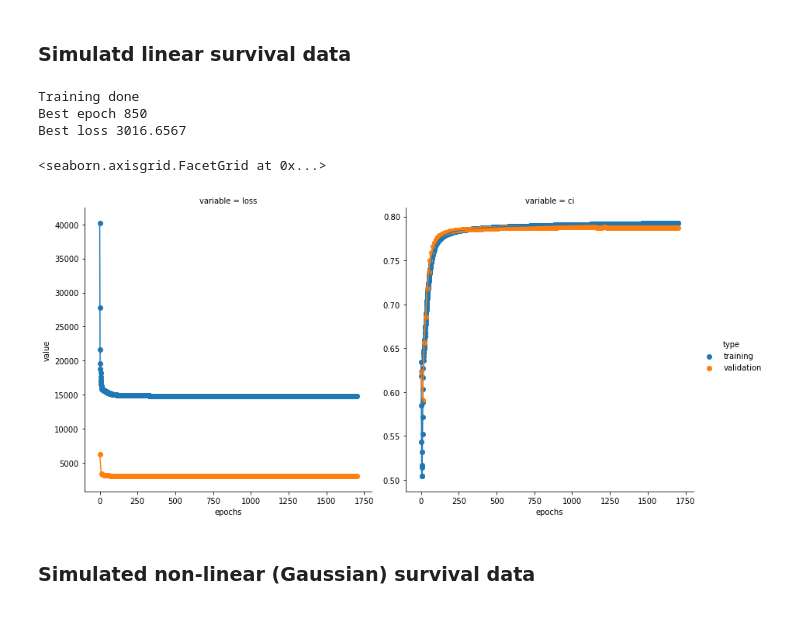
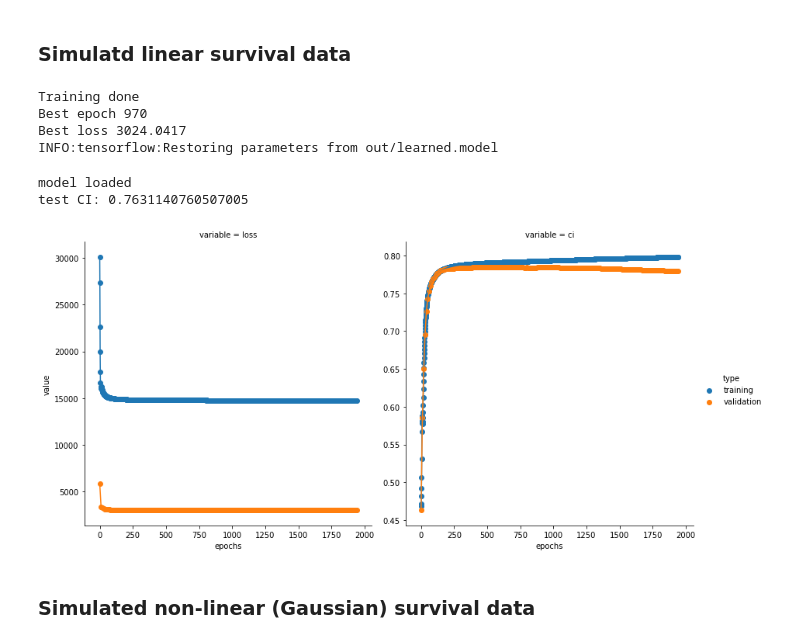
Before and after one commit to hiro-yoshida/DeepSurv-TF-Mod, a Jupyter notebook: DeepSurv-TF Demo-2.ipynb, the cells around one changed output. Cells and saved outputs as stored; diff of their text form; code cells hidden in the pictures.

```diff
--- a/DeepSurv-TF Demo-2.ipynb
+++ b/DeepSurv-TF Demo-2.ipynb
@@ -61,27 +63,32 @@ params.n_epochs = epochs
 # %%
 dataset = h5.File("data/linear/linear_survival_data.h5", 'r')
 
 train = h5_to_deepsurv_ds(dataset)
 valid = h5_to_deepsurv_ds(dataset, 'valid')
 
 params.n_in = train['x'].shape[1]
 
 ds_tf = deepsurv_tf.DeepSurvTF(params)
 stats = ds_tf.train(train, valid)
 
 stats = pandas.concat([pandas.DataFrame(i) for i in stats.values()]).reset_index(drop=True)
 stats = pandas.melt(stats, id_vars=["epochs", "type"])
 
 sns.FacetGrid(data=stats, hue="type", col="variable", sharey=False, size=6) \
     .map(plt.plot, "epochs", "value") \
     .map(plt.scatter, "epochs", "value") \
     .add_legend()
+
+test = h5_to_deepsurv_ds(dataset, 'test')
+print("test CI: {}".format(ds_tf.get_concordance_index(test['x'], test['e'], test['t'])))
 # %% [output]
 Training done
-Best epoch 850
-Best loss 3016.6567
+Best epoch 970
+Best loss 3024.0417
+INFO:tensorflow:Restoring parameters from out/learned.model
-<seaborn.axisgrid.FacetGrid at 0x...>
+model loaded
+test CI: 0.7631140760507005
-[figure, old version]
+[figure, new version]
 # %% [markdown]
 ### Simulated non-linear (Gaussian) survival data
 # %%
```
Also changed, not shown: parts of 2 cells of this notebook, 1 other file.
